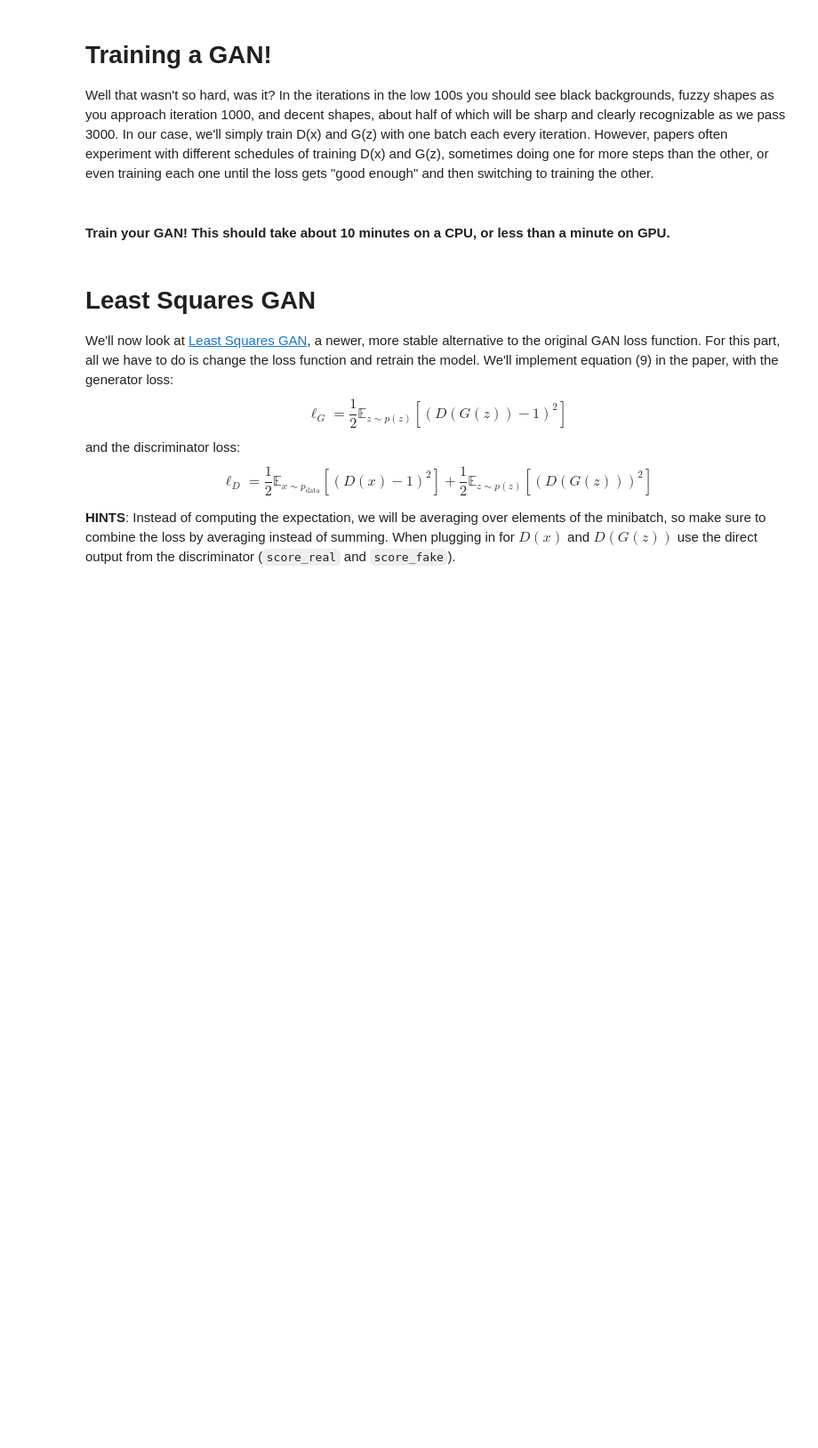
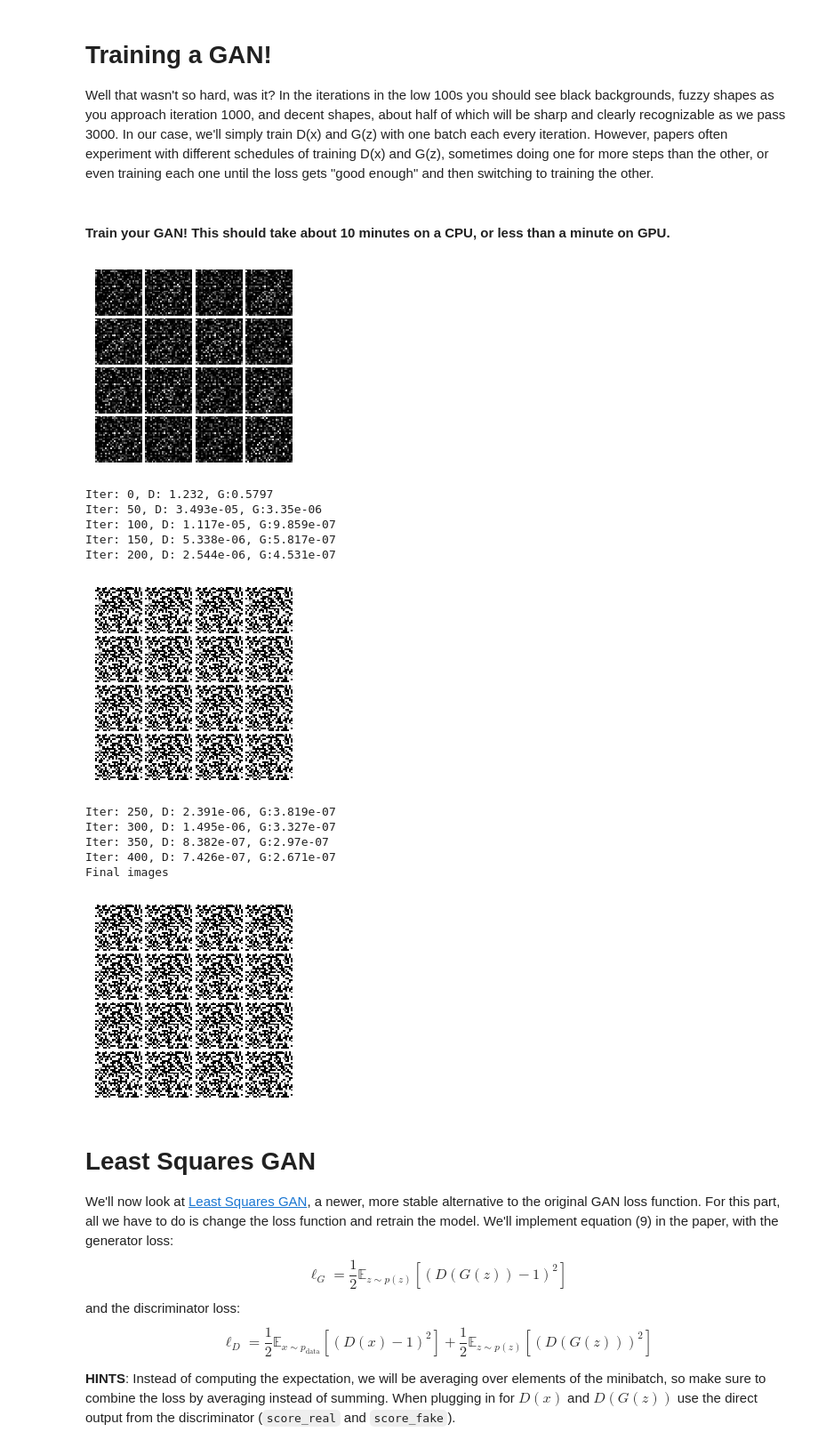
Before and after one commit to baek-jinoo/cs231n_assignments, a Jupyter notebook: assignment3/GANs-TensorFlow.ipynb, the cells around one changed output. Shown: that part at 89% size. Drawn from its saved outputs; the diff is of its cells as text; code cells hidden in the pictures; blank space fills up the shorter version.

```diff
--- a/assignment3/GANs-TensorFlow.ipynb
+++ b/assignment3/GANs-TensorFlow.ipynb
@@ -206,7 +206,12 @@ def discriminator(x):
     """
     with tf.variable_scope("discriminator"):
         # TODO: implement architecture
-        pass
+        dense_01_output = tf.layers.dense(x, 256, name='dense_01')
+        leaky_relu_01_output = tf.nn.leaky_relu(dense_01_output, 0.01, name='leaky_relu_01')
+        dense_02_output = tf.layers.dense(leaky_relu_01_output, 256, name='dense_02')
+        leaky_relu_02_output = tf.nn.leaky_relu(dense_02_output, 0.01, name='leaky_relu_02')
+        dense_03_output = tf.layers.dense(leaky_relu_02_output, 1, name='dense_03')
+        logits = dense_03_output
         return logits
 # %% [markdown]
 Test to make sure the number of parameters in the discriminator is correct:
@@ -245,7 +252,11 @@ def generator(z):
     """
     with tf.variable_scope("generator"):
         # TODO: implement architecture
-        pass
+        dense_01_output = tf.layers.dense(z, 1024, activation=tf.nn.relu, name='dense_01')
+        dense_02_output = tf.layers.dense(dense_01_output, 1024, activation=tf.nn.relu, name='dense_02')
+        dense_03_output = tf.layers.dense(dense_02_output, 784, activation=tf.nn.relu, name='dense_03')
+        tanh_output = tf.tanh(dense_03_output, name='tanh')
+        img = tanh_output
         return img
 # %% [markdown]
 Test to make sure the number of parameters in the generator is correct:
@@ -286,9 +299,12 @@ def gan_loss(logits_real, logits_fake):
     - G_loss: generator loss scalar
     """
     # TODO: compute D_loss and G_loss
-    D_loss = None
-    G_loss = None
-    pass
+    real_labels = tf.ones_like(logits_real)
+    fake_labels = tf.zeros_like(logits_fake)
+    real_cross_entropy = tf.nn.sigmoid_cross_entropy_with_logits(labels=real_labels, logits=logits_real)
+    false_cross_entropy_loss = tf.nn.sigmoid_cross_entropy_with_logits(labels=fake_labels, logits=logits_fake)
+    D_loss = tf.reduce_mean(false_cross_entropy_loss + real_cross_entropy)
+    G_loss = tf.reduce_mean(false_cross_entropy_loss)
     return D_loss, G_loss
 # %% [markdown]
 Test your GAN loss. Make sure both the generator and discriminator loss are correct. You should see errors less than 1e-5.
@@ -318,9 +337,8 @@ def get_solvers(learning_rate=1e-3, beta1=0.5):
     - D_solver: instance of tf.train.AdamOptimizer with correct learning_rate and beta1
     - G_solver: instance of tf.train.AdamOptimizer with correct learning_rate and beta1
     """
-    D_solver = None
-    G_solver = None
-    pass
+    D_solver = tf.train.AdamOptimizer(learning_rate=learning_rate, beta1=beta1, name='Adam_D')
+    G_solver = tf.train.AdamOptimizer(learning_rate=learning_rate, beta1=beta1, name='Adam_G')
     return D_solver, G_solver
 # %% [markdown]
 ## Putting it all together
@@ -410,7 +428,21 @@ def run_a_gan(sess, G_train_step, G_loss, D_train_step, D_loss, G_extra_step, D_
 # %%
 with get_session() as sess:
     sess.run(tf.global_variables_initializer())
-    run_a_gan(sess,G_train_step,G_loss,D_train_step,D_loss,G_extra_step,D_extra_step)
+    run_a_gan(sess,G_train_step,G_loss,D_train_step,D_loss,G_extra_step,D_extra_step, num_epoch=1)
+# %% [output]
+[figure, added]
+Iter: 0, D: 1.232, G:0.5797
+Iter: 50, D: 3.493e-05, G:3.35e-06
+Iter: 100, D: 1.117e-05, G:9.859e-07
+Iter: 150, D: 5.338e-06, G:5.817e-07
+Iter: 200, D: 2.544e-06, G:4.531e-07
+[figure, added]
+Iter: 250, D: 2.391e-06, G:3.819e-07
+Iter: 300, D: 1.495e-06, G:3.327e-07
+Iter: 350, D: 8.382e-07, G:2.97e-07
+Iter: 400, D: 7.426e-07, G:2.671e-07
+Final images
+[figure, added]
 # %% [markdown]
 # Least Squares GAN
 We'll now look at [Least Squares GAN](https://arxiv.org/abs/1611.04076), a newer, more stable alternative to the original GAN loss function. For this part, all we have to do is change the loss function and retrain the model. We'll implement equation (9) in the paper, with the generator loss:
```
Also changed, not shown: parts of 5 cells of this notebook.
